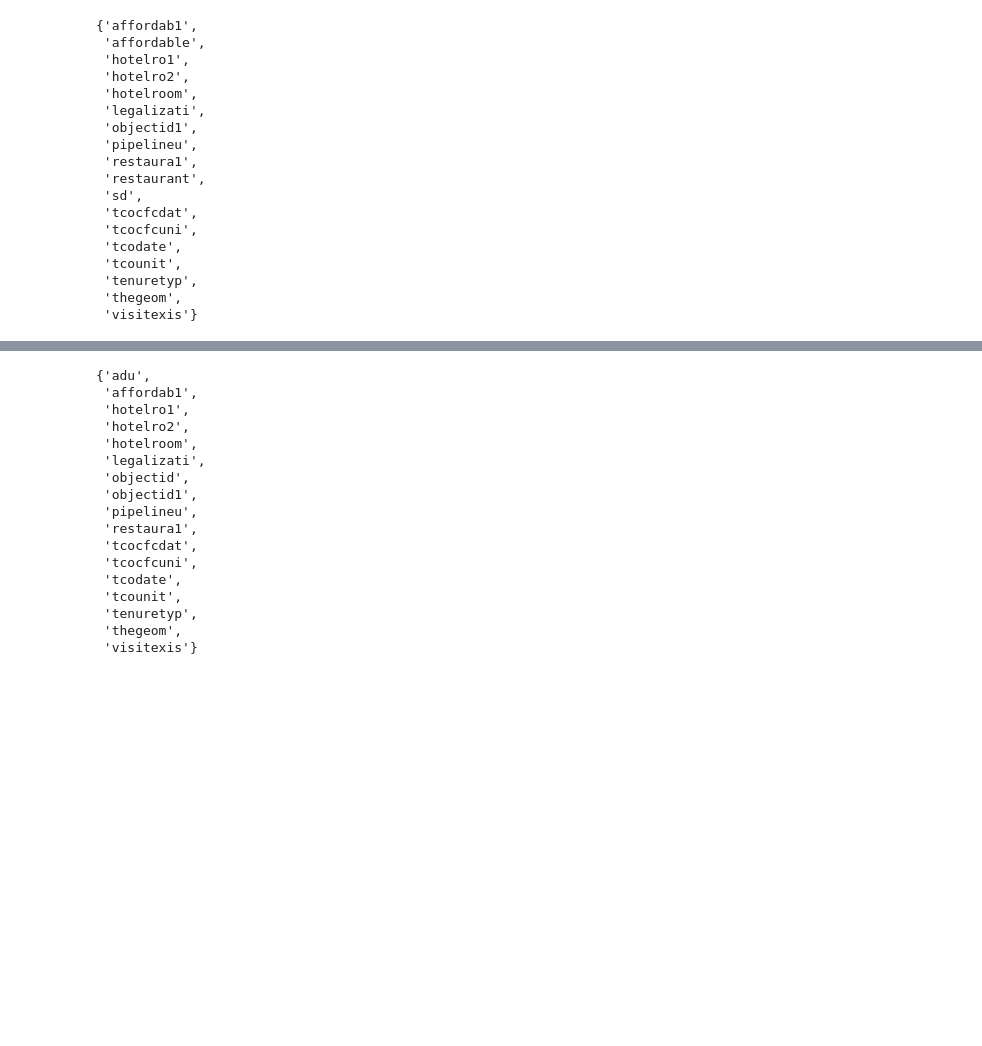
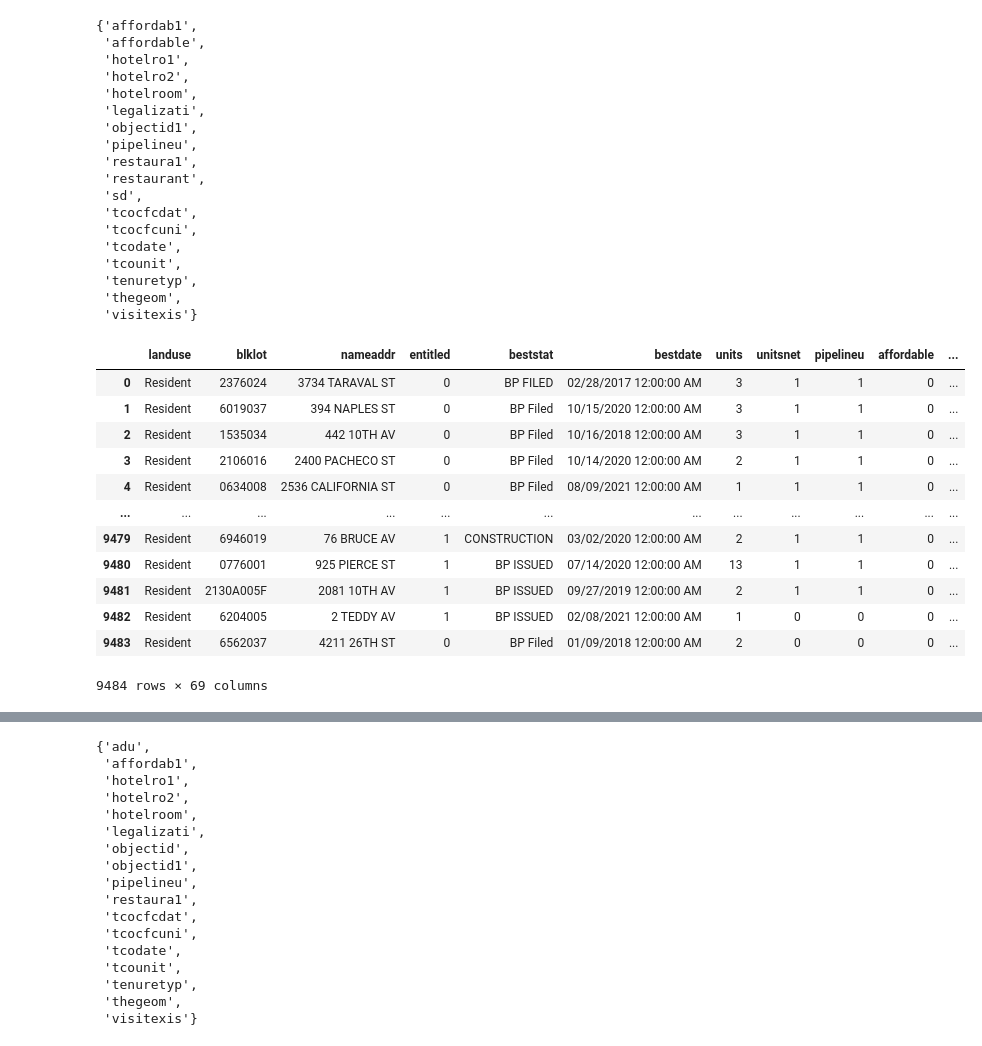
Before and after one commit to joeynotaro/sf-affordable-housing, a Jupyter notebook: eda.ipynb, the cells around one changed output, grey strips where cells are left out. Cells and saved outputs as stored; diff of their text form; code cells hidden in the pictures; blank space fills up the shorter version.

Commit message:
started aligning columns from previous years.

```diff
--- a/eda.ipynb
+++ b/eda.ipynb
@@ -13,6 +13,21 @@ def annual_data(year):
         new_data.columns = new_data.columns.str.replace(' ', '')
         new_data.columns = new_data.columns.str.replace('_', '')
         new_data.columns = new_data.columns.str.replace('/', '')
+        if 'affordable' in new_data.columns:
+            new_data.rename(columns = {'affordable': 'affordablenet'})
+        if 'hotelro1' in new_data.columns:
+            new_data.rename(columns = {'hotelro1': 'hotelroomprop'})
+        if 'hotelro2' in new_data.columns:
+            new_data.rename(columns = {'hotelro2': 'hotelroomnet'})
+        if 'hotelroom' in new_data.columns:
+            new_data.rename(columns = {'hotelroom': 'hotelroomexist'})
+        if 'legalizati' in new_data.columns:
+            new_data.rename(columns = {'legalizati': 'legalization'})
+        if 'objectid1' in new_data.columns:
+            new_data.rename(columns = {'objectid1': 'objectid'})
+        if 'pipelineu' in new_data.columns:
+            new_data.rename(columns = {'pipelineu': 'pipelineunits'})
+
         if q == 4:
             dev_projs = new_data
         else:
@@ -178,3 +193,24 @@ set(columns_2021 - columns_2022)
  'tenuretyp',
  'thegeom',
  'visitexis'}
+# %%
+dev_projs_2021.drop(columns = ['affordab1',
+                               'restaura1',
+                               'restaurant',
+                               'tcocfcdat',
+                               'tcocfcuni',
+                               'thegeom'])
+# %% [output]
+|  | landuse | blklot | nameaddr | entitled | beststat | bestdate | units | unitsnet | pipelineu | affordable | ... |
+| 0 | Resident | 2376024 | 3734 TARAVAL ST | 0 | BP FILED | 02/28/2017 12:00:00 AM | 3 | 1 | 1 | 0 | ... |
+| 1 | Resident | 6019037 | 394 NAPLES ST | 0 | BP Filed | 10/15/2020 12:00:00 AM | 3 | 1 | 1 | 0 | ... |
+| 2 | Resident | 1535034 | 442 10TH AV | 0 | BP Filed | 10/16/2018 12:00:00 AM | 3 | 1 | 1 | 0 | ... |
+| 3 | Resident | 2106016 | 2400 PACHECO ST | 0 | BP Filed | 10/14/2020 12:00:00 AM | 2 | 1 | 1 | 0 | ... |
+| 4 | Resident | 0634008 | 2536 CALIFORNIA ST | 0 | BP Filed | 08/09/2021 12:00:00 AM | 1 | 1 | 1 | 0 | ... |
+| ... | ... | ... | ... | ... | ... | ... | ... | ... | ... | ... | ... |
+| 9479 | Resident | 6946019 | 76 BRUCE AV | 1 | CONSTRUCTION | 03/02/2020 12:00:00 AM | 2 | 1 | 1 | 0 | ... |
+| 9480 | Resident | 0776001 | 925 PIERCE ST | 1 | BP ISSUED | 07/14/2020 12:00:00 AM | 13 | 1 | 1 | 0 | ... |
+| 9481 | Resident | 2130A005F | 2081 10TH AV | 1 | BP ISSUED | 09/27/2019 12:00:00 AM | 2 | 1 | 1 | 0 | ... |
+| 9482 | Resident | 6204005 | 2 TEDDY AV | 1 | BP ISSUED | 02/08/2021 12:00:00 AM | 1 | 0 | 0 | 0 | ... |
+| 9483 | Resident | 6562037 | 4211 26TH ST | 0 | BP Filed | 01/09/2018 12:00:00 AM | 2 | 0 | 0 | 0 | ... |
+9484 rows × 69 columns
```
Also changed, not shown: parts of 5 cells of this notebook.
